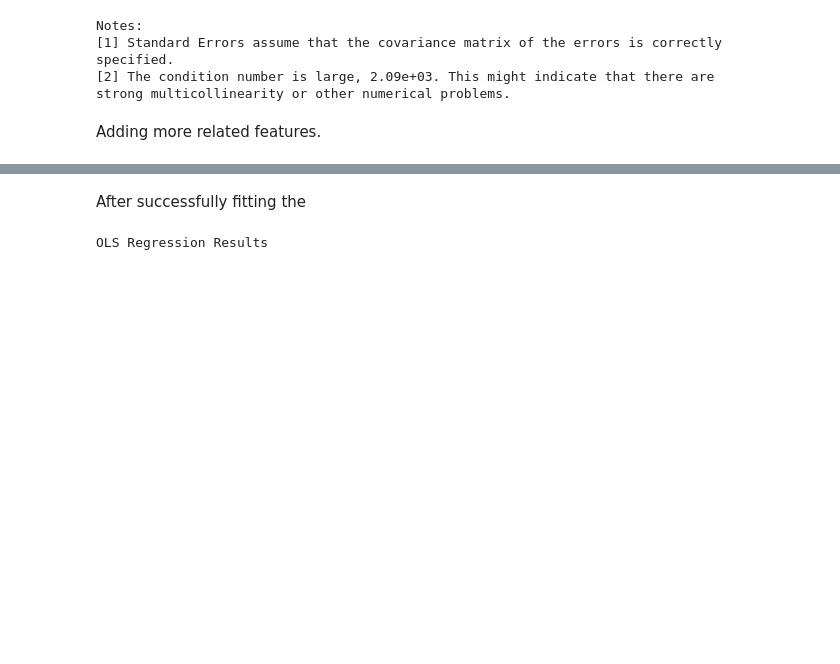
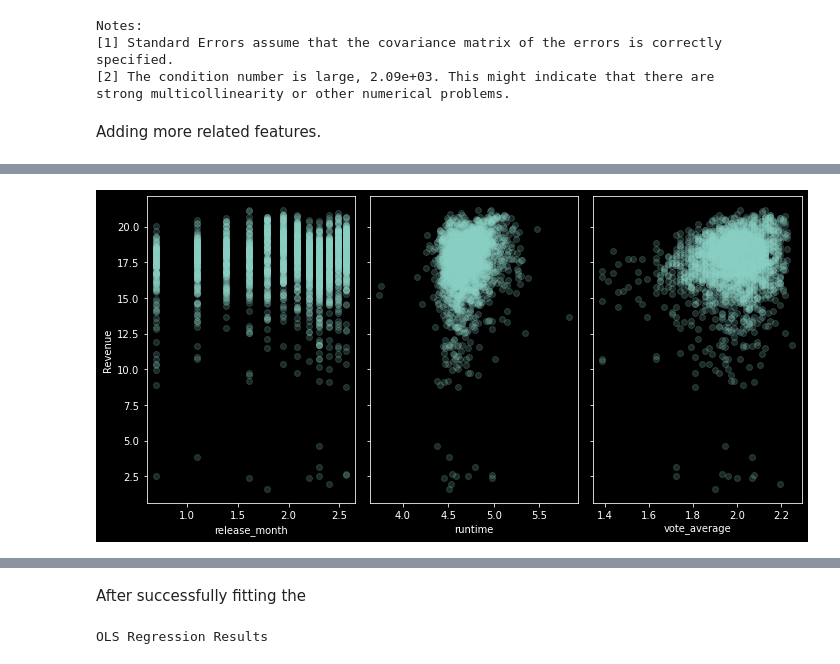
Before and after one commit to Assesa44/Movie-Revenue-Predictor, a Jupyter notebook: Notebooks/revenue_predictor.ipynb, the cells around one changed output, grey strips where cells are left out. Drawn from its saved outputs; the diff is of its cells as text; code cells hidden in the pictures; blank space fills up the shorter version.

```diff
--- a/Notebooks/revenue_predictor.ipynb
+++ b/Notebooks/revenue_predictor.ipynb
@@ -716,0 +738,20 @@ The rsquared has gone up,
+# %%
+log_features = np.log1p(other_features)
+log_y = np.log(y_train)
+
+fig, axes = plt.subplots(nrows=1, ncols=3, figsize=(10, 5), sharey=True)
+
+for i, column in enumerate(log_features.columns):
+    # Locate applicable axes
+    col = i % 3
+    ax = axes[col]
+
+    # Plot feature vs. y and label axes
+    ax.scatter(log_features[column], log_y, alpha=0.2)
+    ax.set_xlabel(column)
+    if col == 0:
+        ax.set_ylabel("Revenue")
+
+fig.tight_layout()
+# %% [output]
+[figure, added]
```
Also changed, not shown: parts of 30 cells of this notebook.
